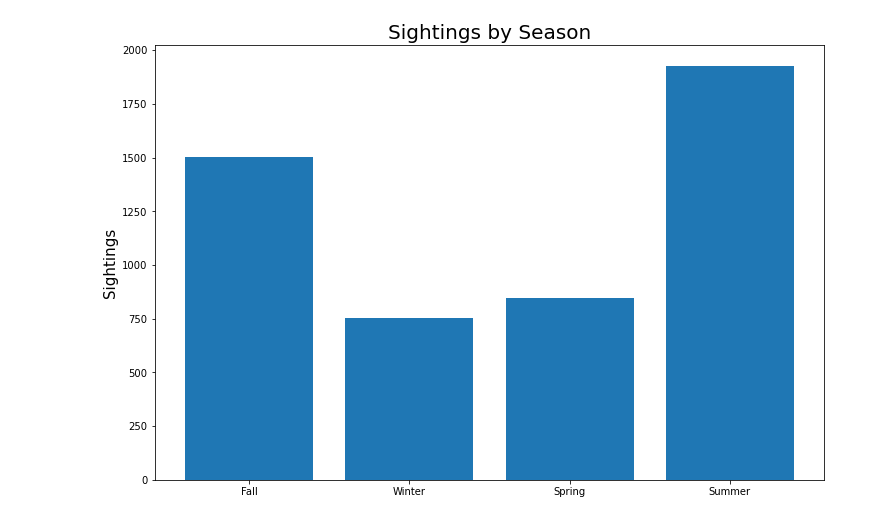
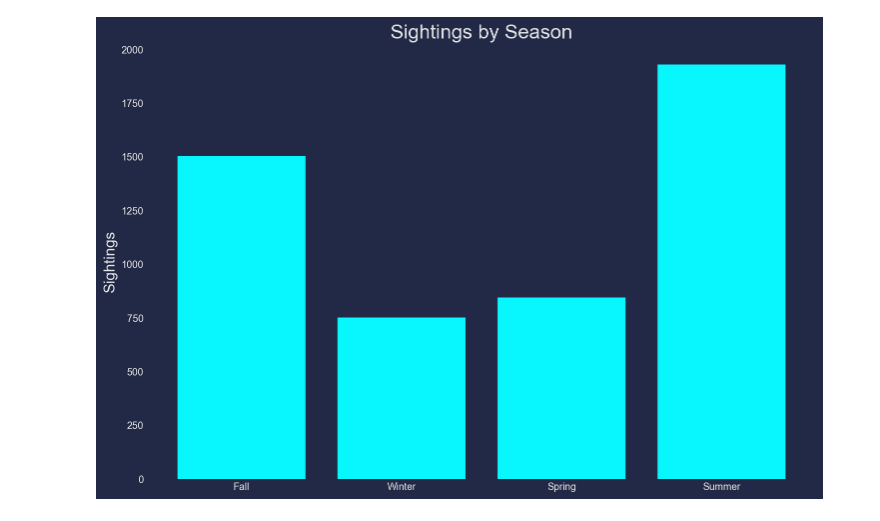
Before and after one commit to rasbot/bigfoot-sighting-generator, a Jupyter notebook: EDA.ipynb, the cells around one changed output. Cells and saved outputs as stored; diff of their text form; code cells hidden in the pictures.

```diff
--- a/EDA.ipynb
+++ b/EDA.ipynb
@@ -6,3 +14,8 @@ import matplotlib.pyplot as plt
+# %%
+plt.style.use("cyberpunk")
+# plt.style.use('fivethirtyeight')
+# plt.style.use('dark_background')
+# plt.style.use('seaborn-bright')
 # %%
 reports = dp.import_data("data/data.json")
 df = dp.create_df(reports)
@@ -19,11 +32,13 @@ df.head()
 # %%
 seasons = df.groupby('SEASON').count()['id']
 
 fig, ax = plt.subplots(figsize=(12,8))
 s = ['Fall','Winter','Spring','Summer']
 ax.bar(s, seasons[s])
 ax.set_title('Sightings by Season', fontsize=20)
 ax.set_ylabel('Sightings', fontsize=15)
+ax.grid(False)
+plt.savefig('images/sightings_by_season1.png')
 plt.show()
 # %% [output]
-[figure, old version]
+[figure, new version]
```
Also changed, not shown: parts of 7 cells of this notebook.
